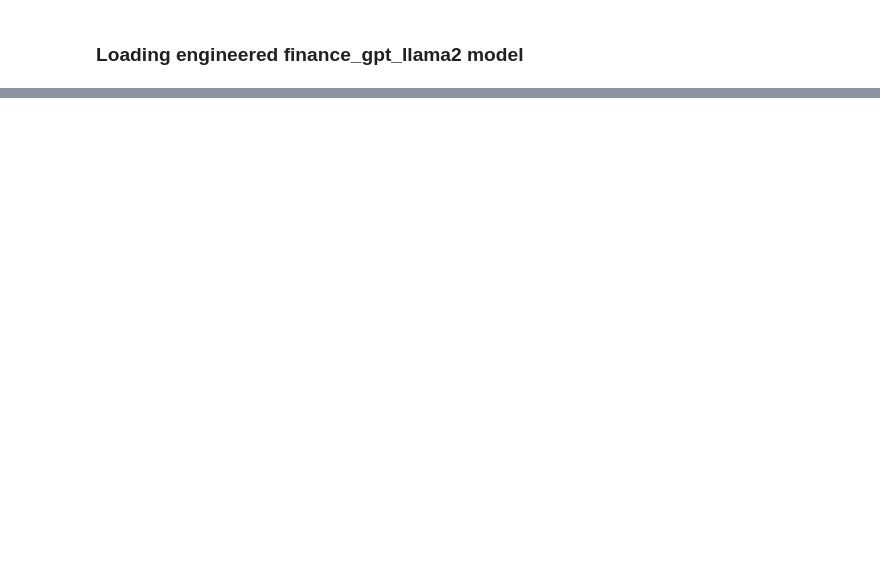
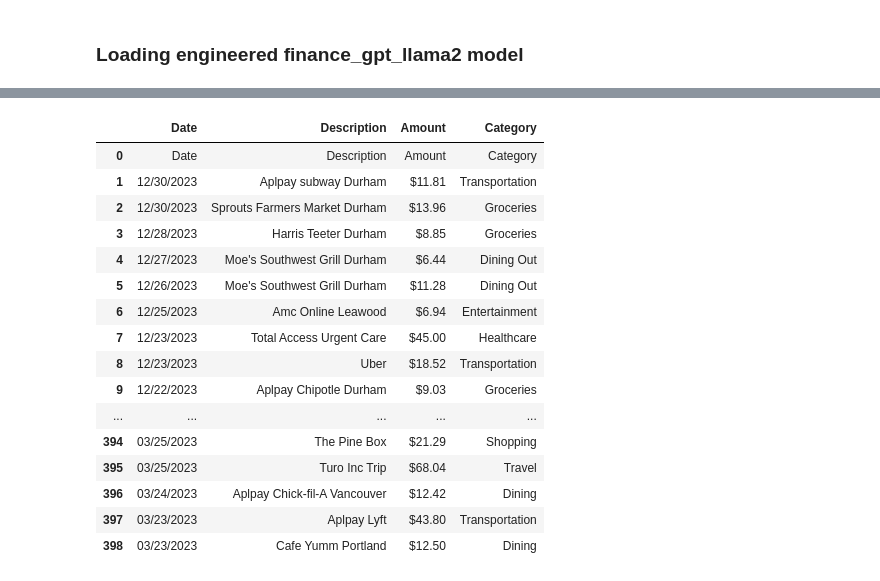
Before and after one commit to mrinoybanerjee/FinanceGPT, a Jupyter notebook: notebooks/local_llm.ipynb, the cells around one changed output, grey strips where cells are left out. Saved outputs shown, nothing was run; the diff lists cells and outputs as text; code cells hidden in the pictures; blank space fills up the shorter version.

Commit message:
added transaction categorization

```diff
--- a/notebooks/local_llm.ipynb
+++ b/notebooks/local_llm.ipynb
@@ -13,0 +124,17 @@ llm.invoke("What are best practices for financial planning?")
+# %%
+# Output validation
+from pydantic import BaseModel, field_validator
+from typing import List
+
+# Validate response format - check if it actually contains hyphen ("-")
+class ResponseChecks(BaseModel):
+    data: List[str]
+
+    @field_validator("data")
+    def check(cls, value):
+        for item in value:
+            if len(item) > 0:
+                assert "-" in item, "String does not contain hyphen."
+
+# Test validation
+ResponseChecks(data = ['10/10/2023 - Spotify - 10.99 - Entertainment', '10/10/2023 - hi - 5.00 - hi'])
@@ -13,0 +164,22 @@ llm.invoke("What are best practices for financial planning?")
+# %%
+# Intialise the categories_df_all dataframe
+categories_df_all = pd.DataFrame()
+max_tries = 5
+
+# Loop through the index_list
+for i in range(0, len(index_list) - 1):
+    transaction_names = unique_transactions[index_list[i]:index_list[i+1]]
+    transaction_names = ','.join(transaction_names)
+
+    # Try and validate output, if it fails, try again for max_tries=5 times
+    for j in range(1, max_tries):
+        try:
+            categories_df = categorize_transactions(transaction_names, llm)
+            categories_df_all = pd.concat([categories_df_all, categories_df], ignore_index=True)
+
+        except:
+            if j < max_tries:
+                continue
+            else:
+                raise Exception(f"Cannot categorize transactions indexes {i} to {i+1}.")
+        break
@@ -13,0 +204,24 @@ llm.invoke("What are best practices for financial planning?")
+# %%
+categories_df_all.head()
+
+# print the categories_df_all dataframe. I want to see all rows
+pd.set_option('display.max_rows', None)
+categories_df_all
+# %% [output]
+|  | Date | Description | Amount | Category |
+| 0 | Date | Description | Amount | Category |
+| 1 | 12/30/2023 | Aplpay subway Durham | $11.81 | Transportation |
+| 2 | 12/30/2023 | Sprouts Farmers Market Durham | $13.96 | Groceries |
+| 3 | 12/28/2023 | Harris Teeter Durham | $8.85 | Groceries |
+| 4 | 12/27/2023 | Moe's Southwest Grill Durham | $6.44 | Dining Out |
+| 5 | 12/26/2023 | Moe's Southwest Grill Durham | $11.28 | Dining Out |
+| 6 | 12/25/2023 | Amc Online Leawood | $6.94 | Entertainment |
+| 7 | 12/23/2023 | Total Access Urgent Care | $45.00 | Healthcare |
+| 8 | 12/23/2023 | Uber | $18.52 | Transportation |
+| 9 | 12/22/2023 | Aplpay Chipotle Durham | $9.03 | Groceries |
+| ... | ... | ... | ... | ... |
+| 394 | 03/25/2023 | The Pine Box | $21.29 | Shopping |
+| 395 | 03/25/2023 | Turo Inc Trip | $68.04 | Travel |
+| 396 | 03/24/2023 | Aplpay Chick-fil-A Vancouver | $12.42 | Dining |
+| 397 | 03/23/2023 | Aplpay Lyft | $43.80 | Transportation |
+| 398 | 03/23/2023 | Cafe Yumm Portland | $12.50 | Dining |
```
Also changed, not shown: parts of 13 cells of this notebook, 3 other files.
